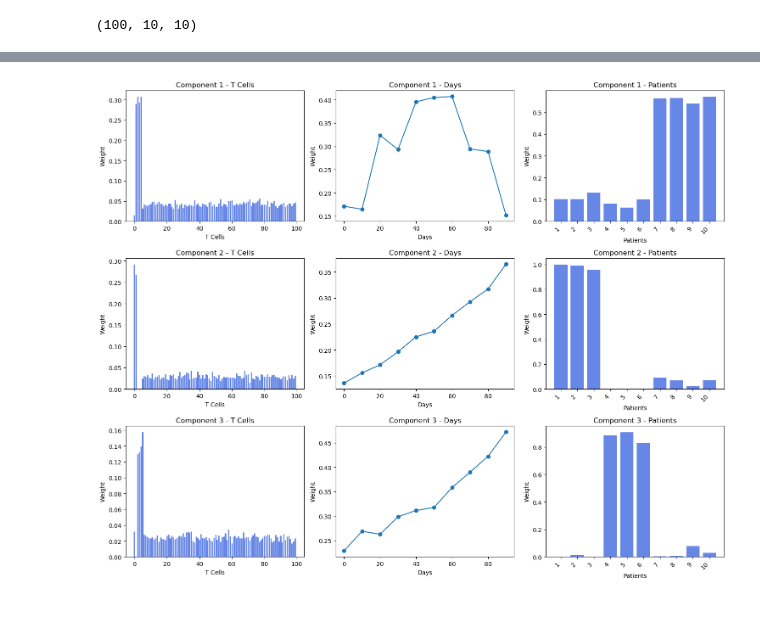
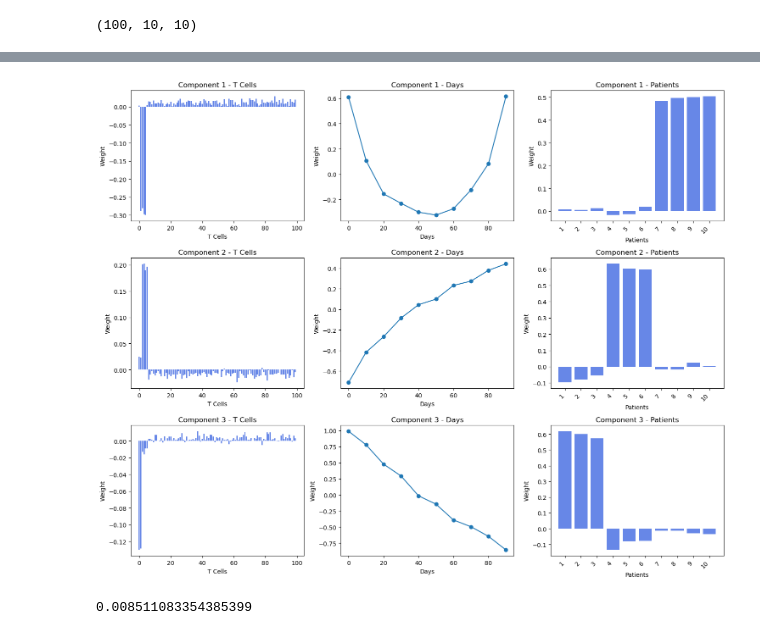
Before and after one commit to pablovadillo/Tensordecomposition, a Jupyter notebook: Simulation.ipynb, the cells around one changed output, grey strips where cells are left out. Saved outputs shown, nothing was run; the diff lists cells and outputs as text; code cells hidden in the pictures.

```diff
--- a/Simulation.ipynb
+++ b/Simulation.ipynb
@@ -9,27 +16,24 @@ num_sequences = 100
 num_timesteps = 10
 num_patients = 10
 
-tensor = np.abs(np.random.normal(0, 0.25, (num_sequences, num_timesteps, num_patients)))
+tensor = np.abs(np.random.normal(0, 0.1, (num_sequences, num_timesteps, num_patients)))
 
 t = np.arange(num_timesteps)
-a = 0.3
-b = 0.2
-c = 0.5
+a = 0.2
+b = 0.3
+c = 0.1
 
 for patient in range(num_patients):
     if patient < 3:
-        tensor[0:2, :, patient] = a * t[None, :] + np.abs(np.random.normal(0, 0.25, (2, num_timesteps)))
+        tensor[0:2, :, patient] = a * (t[None, :] + 1) + np.abs(np.random.normal(0, 0.1, (2, num_timesteps)))
 
     elif 3 <= patient < 6:
-        tensor[2:6, :, patient] = b * t[None, :] + np.abs(np.random.normal(0, 0.25, (4, num_timesteps)))
+        tensor[2:6, :, patient] = b * t[None, :] + np.abs(np.random.normal(0, 0.1, (4, num_timesteps)))
 
     else:
-        for seq in range(1, 5):
-            tensor[seq, :, patient] = np.piecewise(
-                t,
-                [t <= 5, t > 5],
-                [lambda t: c * t, lambda t: -c * (t-5) + c * 5]
-            ) + np.abs(np.random.normal(0, 0.25, num_timesteps))
+        tensor[1:5, 0:5, patient] = c * t[None, 5] ** 2 - c * (t[::-1][None, 5:10] + 1) ** 2 + np.abs(np.random.normal(0, 0.1, (4, 5)))
+        tensor[1:5, 5, patient] = c * t[None, 5] ** 2 + np.abs(np.random.normal(0, 0.1, (4,)))
+        tensor[1:5, 6:10, patient] = - c * (t[None, 6:10] - 4) ** 2 + c * 5 ** 2 + np.abs(np.random.normal(0, 0.1, (4, 4)))
 # %%
 tensor.shape
 # %% [output]
@@ -51,0 +60,6 @@ tensor_normalized = tensor / sum_per_time_patient
+# %%
+def centering(tensor, mode):
+    mean = np.mean(tensor, axis=mode, keepdims=True)
+    return tensor - mean
+# %%
+tensor_cent = centering(tensor_normalized, 1)
@@ -90,9 +169,9 @@ def decomposition_visualization(factors, patients):
     plt.tight_layout()
     plt.show()
 # %%
-tensor_normalized = tl.tensor(tensor_normalized)
-weights, factors = non_negative_parafac(tensor_normalized, rank=3, normalize_factors=False)
+tensor_cent = tl.tensor(tensor_cent)
+weights, factors = parafac(tensor_cent, rank=3, normalize_factors=False)
 patients = ['1', '2', '3', '4', '5', '6', '7', '8', '9', '10']
 decomposition_visualization(factors, patients)
 # %% [output]
-[figure, old version]
+[figure, new version]
@@ -98,0 +214,6 @@ decomposition_visualization(factors, patients)
+# %%
+#threshold
+tensor = tensor_cent
+np.sum(tensor**2)/(tensor.shape[0]+tensor.shape[1]+tensor.shape[2]-3)
+# %% [output]
+0.008511083354385399
```
Also changed, not shown: parts of 25 cells of this notebook, 6 other files.
